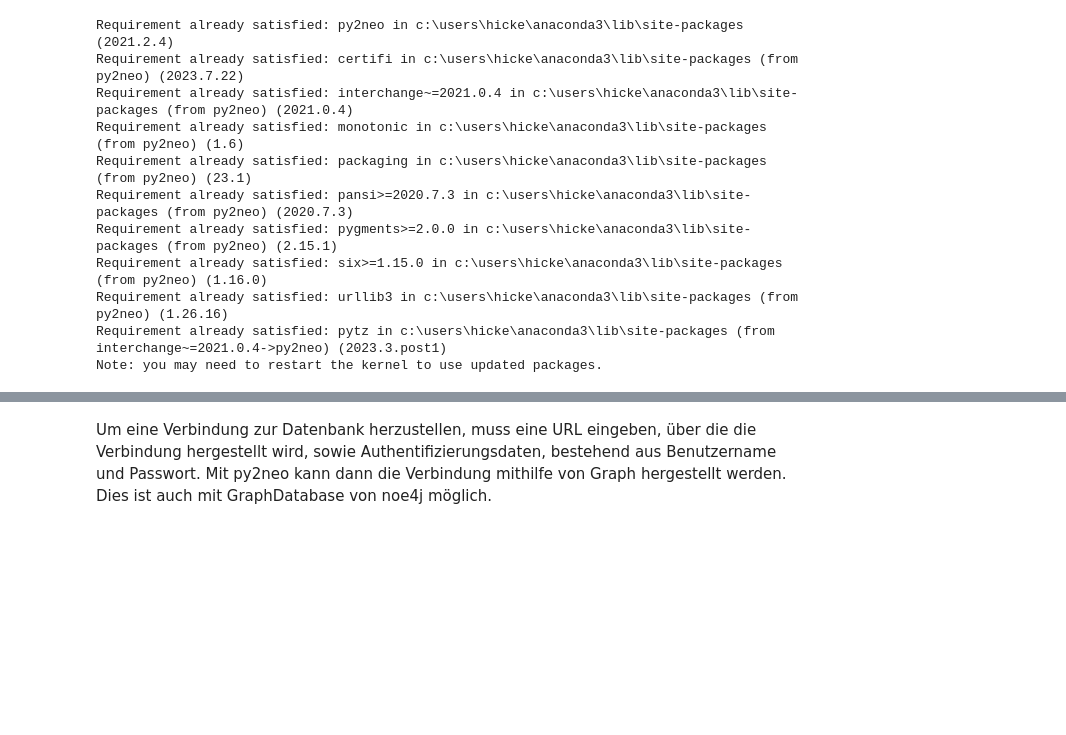
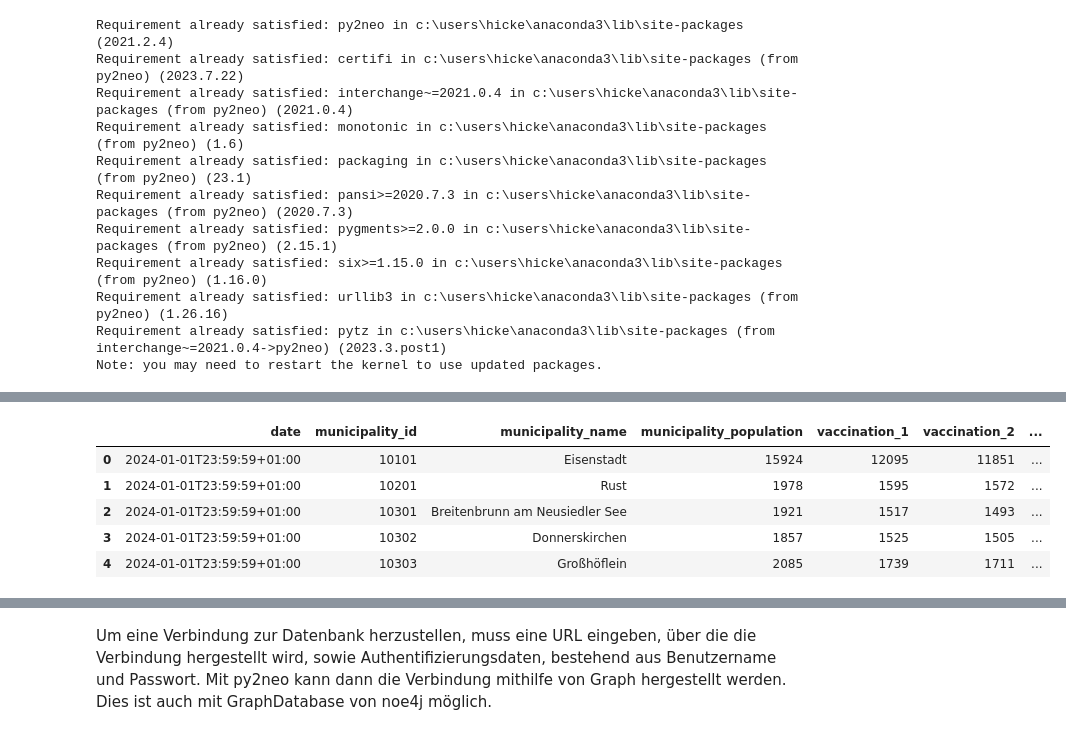
Before and after one commit to wi22b085/big-data, a Jupyter notebook: Neo4J/Neo4J.ipynb, the cells around one changed output, grey strips where cells are left out. Drawn from its saved outputs; the diff is of its cells as text; code cells hidden in the pictures; blank space fills up the shorter version.

```diff
--- a/Neo4J/Neo4J.ipynb
+++ b/Neo4J/Neo4J.ipynb
@@ -139,0 +46,3 @@ import csv
+# %%
+faelle = pd.read_csv('timeline-faelle-bundeslaender.csv',delimiter=';')
+vaccines = pd.read_csv('COVID19_vaccination_municipalities_v202210.csv',delimiter=';')
@@ -139,0 +67,9 @@ import csv
+# %%
+vaccines.head()
+# %% [output]
+|  | date | municipality_id | municipality_name | municipality_population | vaccination_1 | vaccination_2 | ... |
+| 0 | 2024-01-01T23:59:59+01:00 | 10101 | Eisenstadt | 15924 | 12095 | 11851 | ... |
+| 1 | 2024-01-01T23:59:59+01:00 | 10201 | Rust | 1978 | 1595 | 1572 | ... |
+| 2 | 2024-01-01T23:59:59+01:00 | 10301 | Breitenbrunn am Neusiedler See | 1921 | 1517 | 1493 | ... |
+| 3 | 2024-01-01T23:59:59+01:00 | 10302 | Donnerskirchen | 1857 | 1525 | 1505 | ... |
+| 4 | 2024-01-01T23:59:59+01:00 | 10303 | Großhöflein | 2085 | 1739 | 1711 | ... |
```
Also changed, not shown: parts of 16 cells of this notebook, 3 other files.
